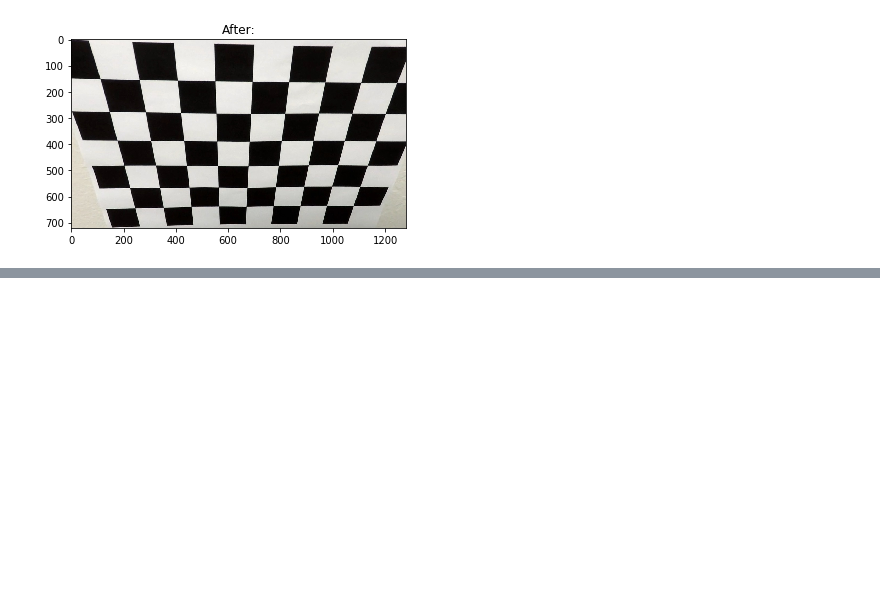
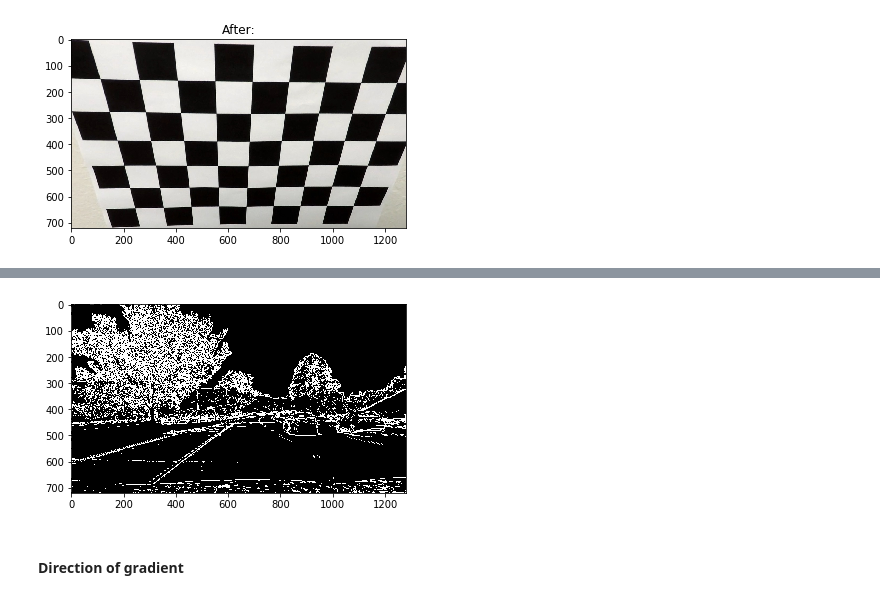
Before and after one commit to koulakis/CarND-Advanced-Lane-Lines, a Jupyter notebook: advanced_lane_lines.ipynb, the cells around one changed output, grey strips where cells are left out. Cells and saved outputs as stored; diff of their text form; code cells hidden in the pictures; blank space fills up the shorter version.

```diff
--- a/advanced_lane_lines.ipynb
+++ b/advanced_lane_lines.ipynb
@@ -58,0 +99,14 @@ plt.show()
+# %%
+def magnitude_thresh(image, sobel_kernel=3, thresh=(0, 255)):
+    sobelx = cv2.Sobel(gray, cv2.CV_64F, 1, 0, ksize=sobel_kernel)
+    sobely = cv2.Sobel(gray, cv2.CV_64F, 0, 1, ksize=sobel_kernel)
+    sobel_lth = np.sqrt(sobelx**2 + sobely**2)
+
+    return scale_and_filter(sobel_lth, *thresh)
+# %%
+plt.imshow(magnitude_thresh(gray, thresh=(20, 100)), cmap='gray')
+plt.show()
+# %% [output]
+[figure, added]
+# %% [markdown]
+#### Direction of gradient
```
Also changed, not shown: parts of 15 cells of this notebook.
